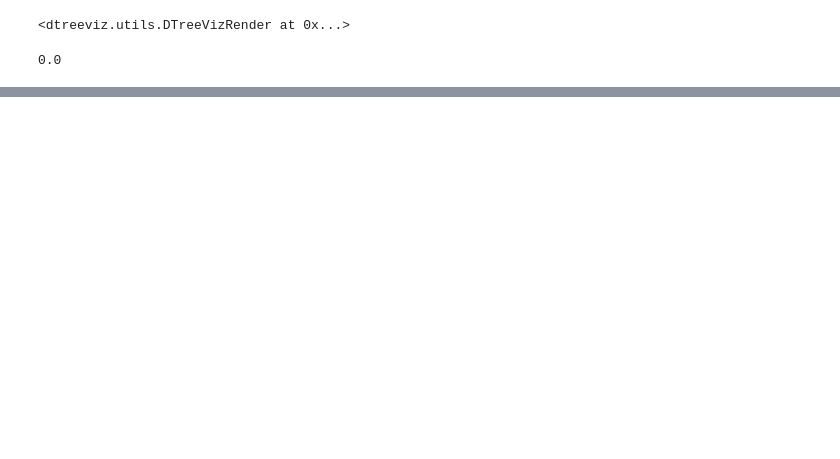
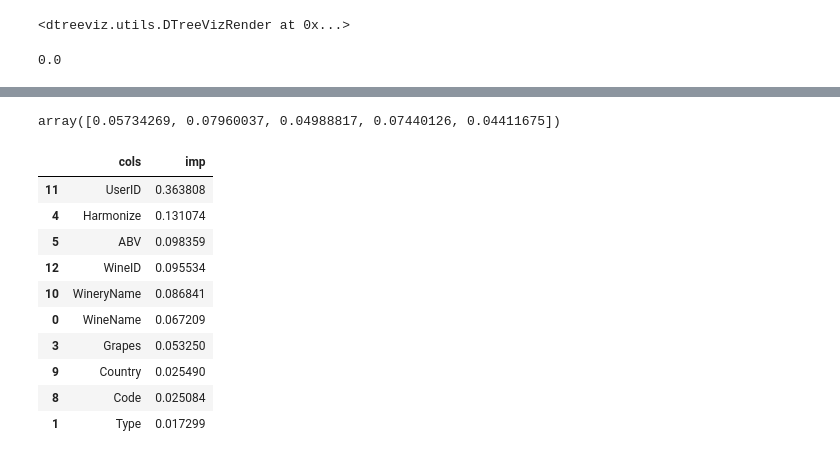
Before and after one commit to pxpc2/qualvinho, a Jupyter notebook: decisionTree.ipynb, the cells around one changed output, grey strips where cells are left out. Saved outputs shown, nothing was run; the diff lists cells and outputs as text; code cells hidden in the pictures; blank space fills up the shorter version.

```diff
--- a/decisionTree.ipynb
+++ b/decisionTree.ipynb
@@ -176,0 +176,5 @@ r_mse(m.oob_prediction_, y)
+# %%
+preds_std = preds.std(0)
+preds_std[:5]
+# %% [output]
+array([0.05734269, 0.07960037, 0.04988817, 0.07440126, 0.04411675])
@@ -176,0 +185,15 @@ r_mse(m.oob_prediction_, y)
+# %%
+fi = rf_feat_importance(m, xs)
+fi[:10]
+# %% [output]
+|  | cols | imp |
+| 11 | UserID | 0.363808 |
+| 4 | Harmonize | 0.131074 |
+| 5 | ABV | 0.098359 |
+| 12 | WineID | 0.095534 |
+| 10 | WineryName | 0.086841 |
+| 0 | WineName | 0.067209 |
+| 3 | Grapes | 0.053250 |
+| 9 | Country | 0.025490 |
+| 8 | Code | 0.025084 |
+| 1 | Type | 0.017299 |
```
Also changed, not shown: parts of 19 cells of this notebook.
